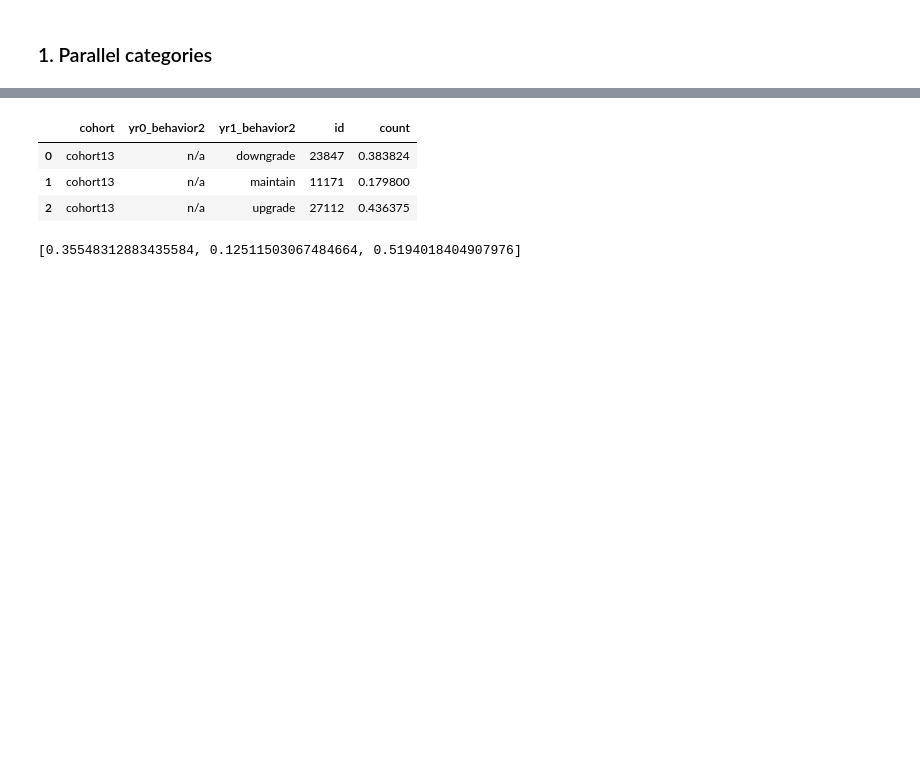
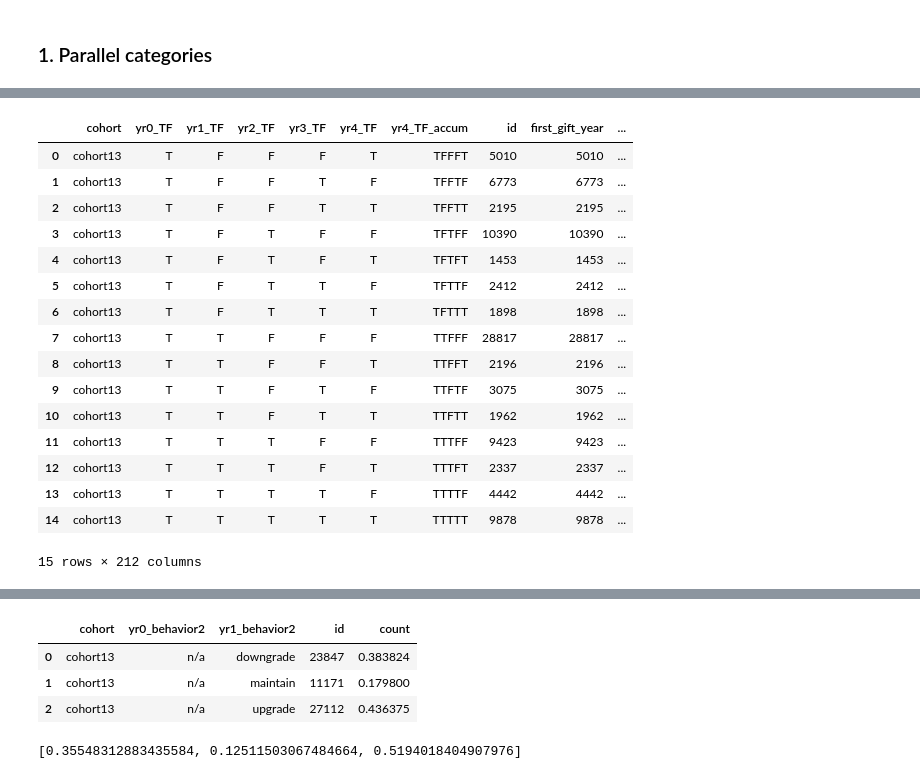
Before and after one commit to erinmarieanderson/donations_part_II, a Jupyter notebook: notebooks/15b_graph_attempts_(parallelcategories_sankey).ipynb, the cells around one changed output, grey strips where cells are left out. Saved outputs shown, nothing was run; the diff lists cells and outputs as text; code cells hidden in the pictures; blank space fills up the shorter version.

```diff
--- a/notebooks/15b_graph_attempts_(parallelcategories_sankey).ipynb
+++ b/notebooks/15b_graph_attempts_(parallelcategories_sankey).ipynb
@@ -182,3 +264,27 @@ fig = px.parallel_categories(df, dimensions=['cohort', 'yr1_behavior2', 'yr2_beh
 fig.show()
 # %% [output]
 [interactive output not drawn]
+# %%
+new_df=donations.query('cohort=="cohort13" & yr4_TF_accum !="TFFFF"').groupby(['cohort','yr0_TF','yr1_TF', 'yr2_TF', 'yr3_TF', 'yr4_TF','yr4_TF_accum']).count().reset_index()
+# %%
+new_df['perc']=new_df['id']/new_df['id'].sum()
+# %%
+new_df
+# %% [output]
+|  | cohort | yr0_TF | yr1_TF | yr2_TF | yr3_TF | yr4_TF | yr4_TF_accum | id | first_gift_year | ... |
+| 0 | cohort13 | T | F | F | F | T | TFFFT | 5010 | 5010 | ... |
+| 1 | cohort13 | T | F | F | T | F | TFFTF | 6773 | 6773 | ... |
+| 2 | cohort13 | T | F | F | T | T | TFFTT | 2195 | 2195 | ... |
+| 3 | cohort13 | T | F | T | F | F | TFTFF | 10390 | 10390 | ... |
+| 4 | cohort13 | T | F | T | F | T | TFTFT | 1453 | 1453 | ... |
+| 5 | cohort13 | T | F | T | T | F | TFTTF | 2412 | 2412 | ... |
+| 6 | cohort13 | T | F | T | T | T | TFTTT | 1898 | 1898 | ... |
+| 7 | cohort13 | T | T | F | F | F | TTFFF | 28817 | 28817 | ... |
+| 8 | cohort13 | T | T | F | F | T | TTFFT | 2196 | 2196 | ... |
+| 9 | cohort13 | T | T | F | T | F | TTFTF | 3075 | 3075 | ... |
+| 10 | cohort13 | T | T | F | T | T | TTFTT | 1962 | 1962 | ... |
+| 11 | cohort13 | T | T | T | F | F | TTTFF | 9423 | 9423 | ... |
+| 12 | cohort13 | T | T | T | F | T | TTTFT | 2337 | 2337 | ... |
+| 13 | cohort13 | T | T | T | T | F | TTTTF | 4442 | 4442 | ... |
+| 14 | cohort13 | T | T | T | T | T | TTTTT | 9878 | 9878 | ... |
+15 rows × 212 columns
```
Also changed, not shown: parts of 19 cells of this notebook.
